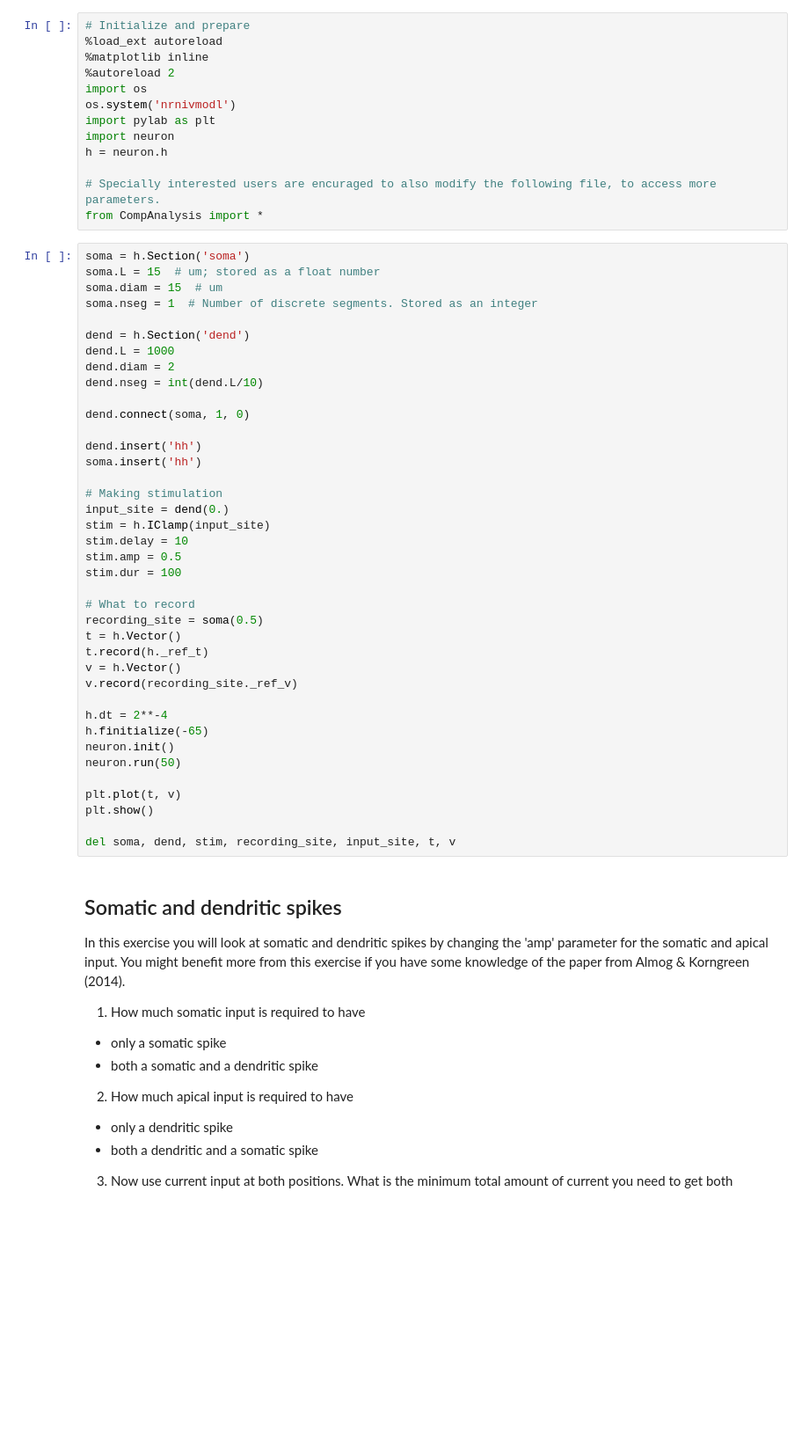
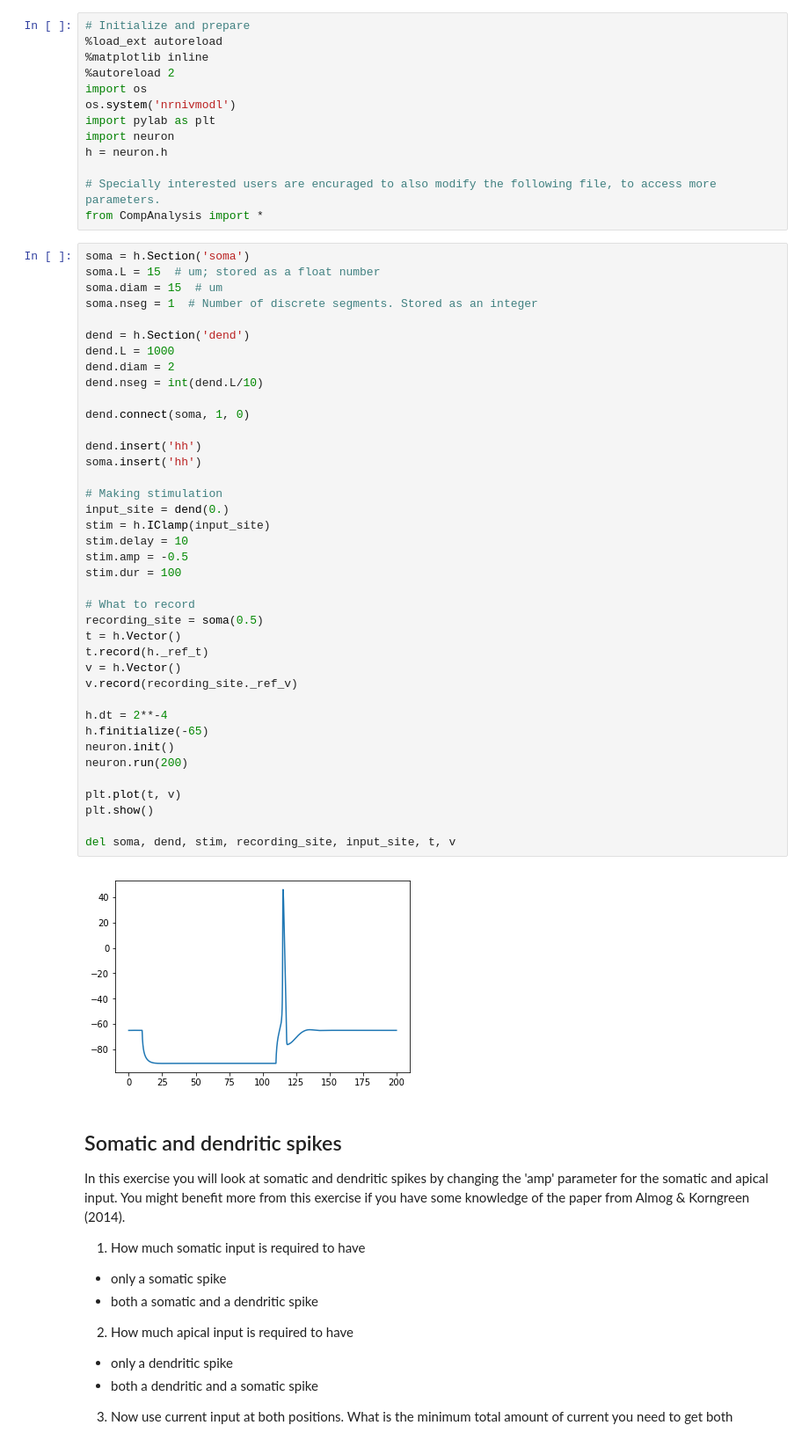
Before and after one commit to torbjone/my_binder_test, a Jupyter notebook: index.ipynb, the cells around one changed output. Shown: that part at 88% size. Drawn from its saved outputs; the diff is of its cells as text; blank space fills up the shorter version.

```diff
--- a/index.ipynb
+++ b/index.ipynb
@@ -31,35 +31,37 @@ dend = h.Section('dend')
 dend.L = 1000
 dend.diam = 2
 dend.nseg = int(dend.L/10)
 
 dend.connect(soma, 1, 0)
 
 dend.insert('hh')
 soma.insert('hh')
 
 # Making stimulation
 input_site = dend(0.)
 stim = h.IClamp(input_site)
 stim.delay = 10
-stim.amp = 0.5
+stim.amp = -0.5
 stim.dur = 100
 
 # What to record
 recording_site = soma(0.5)
 t = h.Vector()
 t.record(h._ref_t)
 v = h.Vector()
 v.record(recording_site._ref_v)
 
 h.dt = 2**-4
 h.finitialize(-65)
 neuron.init()
-neuron.run(50)
+neuron.run(200)
 
 plt.plot(t, v)
 plt.show()
 
 del soma, dend, stim, recording_site, input_site, t, v
+# %% [output]
+[figure, added]
 # %% [markdown]
 ## Somatic and dendritic spikes
  In this exercise you will look at somatic and dendritic spikes by changing the 'amp' parameter for the somatic and apical input. You might benefit more from this exercise if you have some knowledge of the paper from Almog & Korngreen (2014).
```
Also changed, not shown: parts of 6 cells of this notebook, 4 other files.
